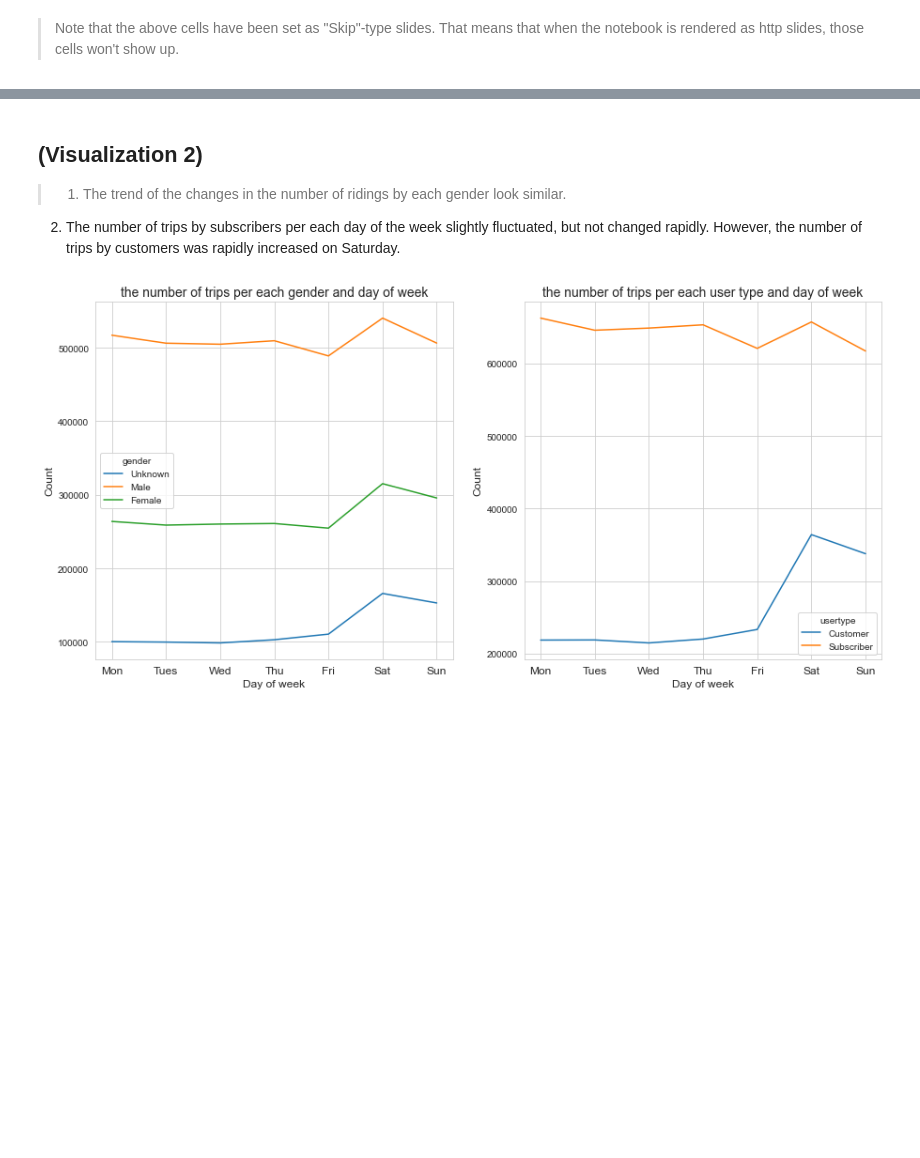
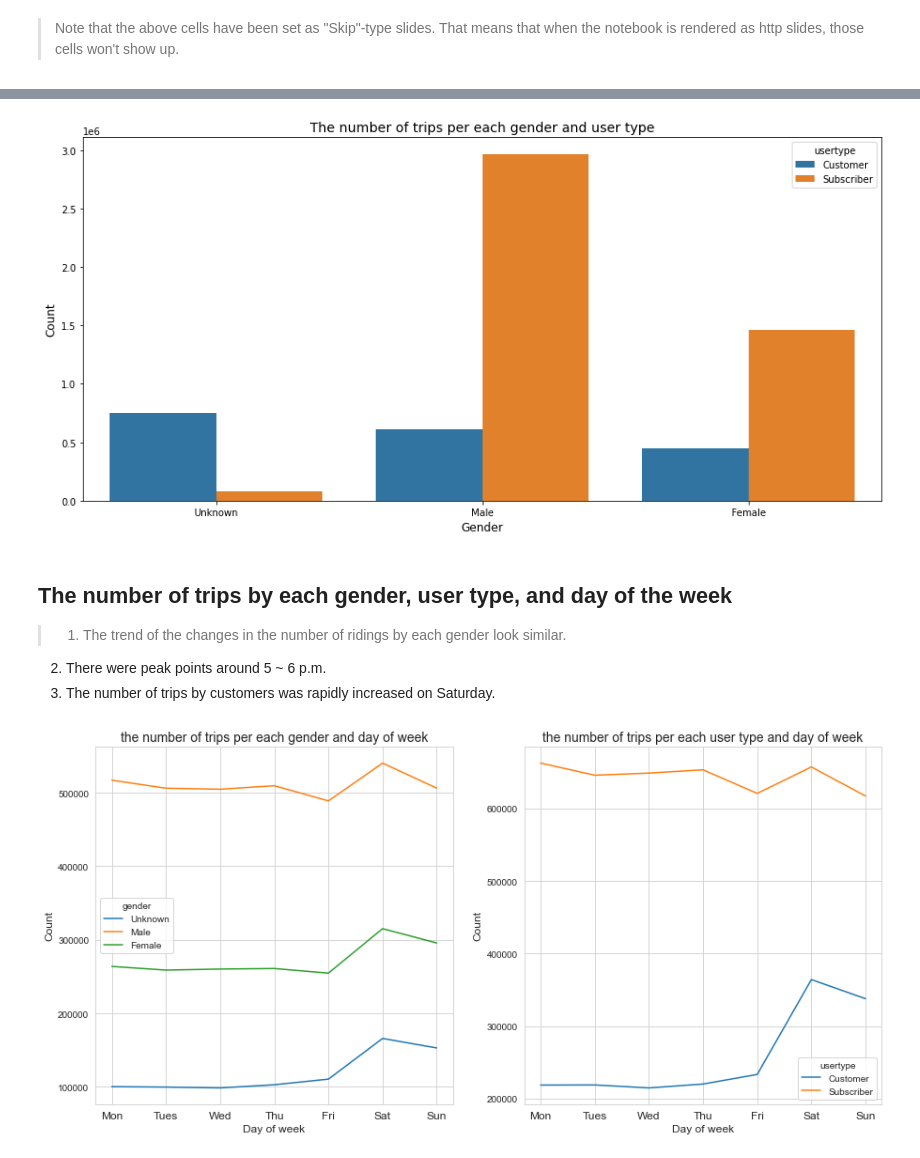
Before and after one commit to Aete/DAND_data_visualization, a Jupyter notebook: slide_deck.ipynb, the cells around one changed output, grey strips where cells are left out. Drawn from its saved outputs; the diff is of its cells as text; code cells hidden in the pictures; blank space fills up the shorter version.

Commit message:
finalize slide deck and write some description for visualizations

```diff
--- a/slide_deck.ipynb
+++ b/slide_deck.ipynb
@@ -39,8 +38,25 @@ the next cell, as a sub-slide type. Make sure your visualizations are polished!
+# %%
+# calculate the numbers of trips per each gender and user type
+df_bike_count = df_bike.groupby(['usertype',
+                                 'gender'],
+                                 as_index=False).count()[['usertype',
+                                                          'gender',
+                                                          'tripduration']].rename(columns={'tripduration':'count'})
+
+plt.figure(figsize=(15,7))
+plt.title('The number of trips per each gender and user type', fontsize=14);
+sns.barplot(data=df_bike_count, x='gender', y='count', hue='usertype');
+plt.xticks(ticks=[0,1,2], labels=['Unknown','Male','Female']);
+plt.xlabel('Gender', fontsize=12);
+plt.ylabel('Count', fontsize=12);
+# %% [output]
+[figure, added]
 # %% [markdown]
-## (Visualization 2)
+## The number of trips by each gender, user type, and day of the week
 
 >1. The trend of the changes in the number of ridings by each gender look similar.<br>
-2. The number of trips by subscribers per each day of the week slightly fluctuated, but not changed rapidly. However, the number of trips by customers was rapidly increased on Saturday. <br>
+2. There were peak points around 5 ~ 6 p.m.
+3. The number of trips by customers was rapidly increased on Saturday. <br>
 # %%
 # calculate the numbers of trips per each gender and day of week
 df_count_gender = df_bike.groupby(['dayofweek',
```
Also changed, not shown: parts of 8 cells of this notebook, 4 other files.
